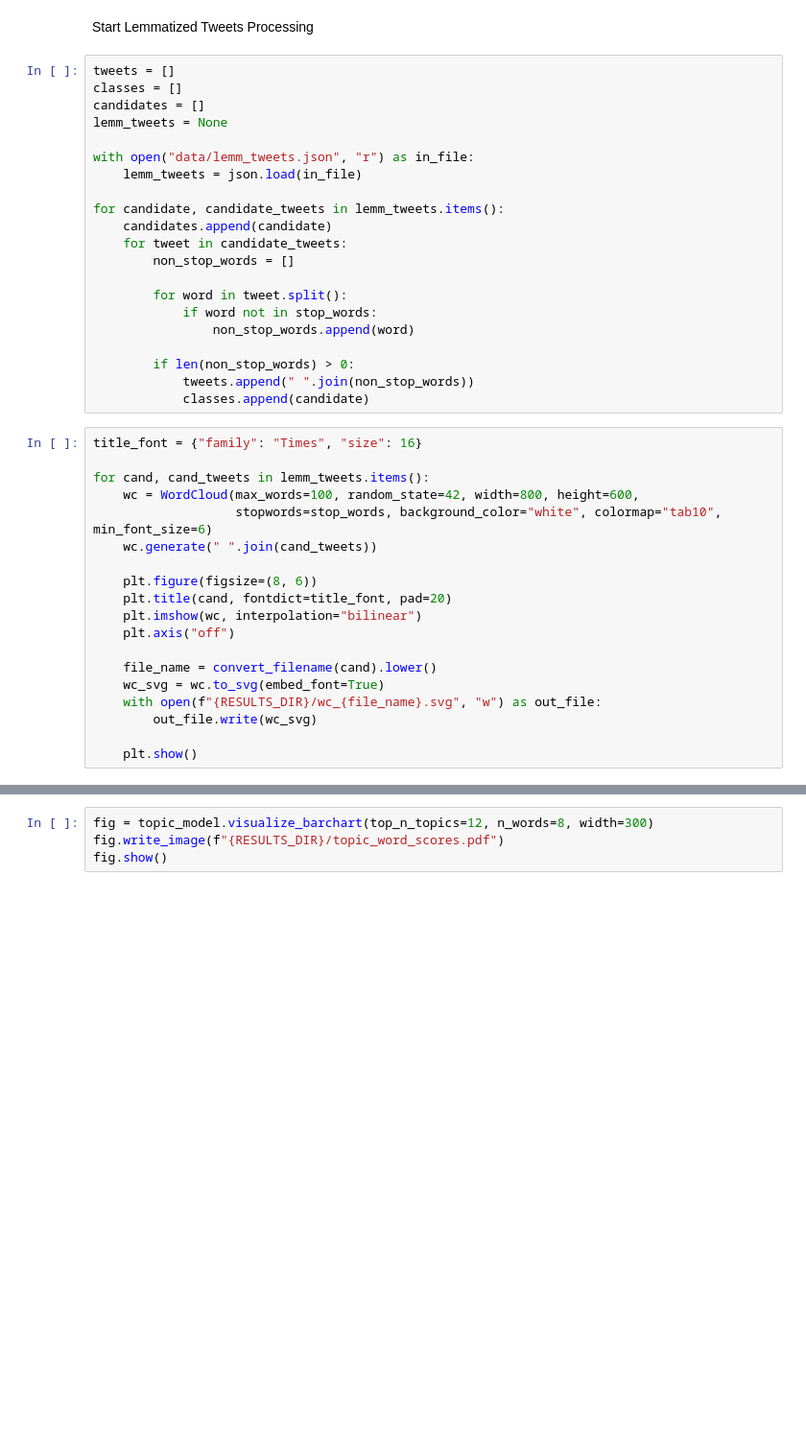
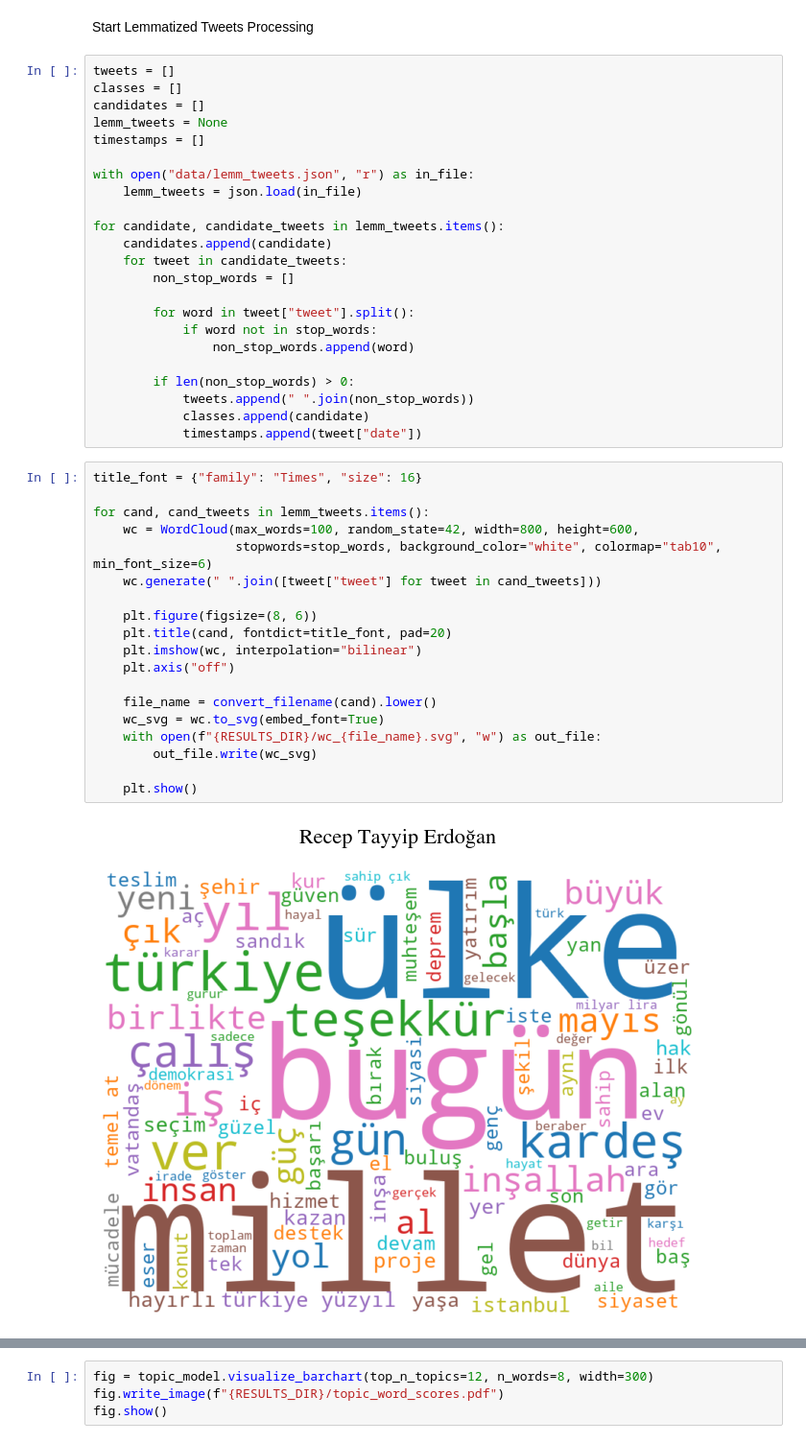
Before and after one commit to ihpar/secim, a Jupyter notebook: bertopic_analysis.ipynb, the cells around one changed output, grey strips where cells are left out. Shown at 96% size. Cells and saved outputs as stored; diff of their text form; blank space fills up the shorter version.

```diff
--- a/bertopic_analysis.ipynb
+++ b/bertopic_analysis.ipynb
@@ -19,6 +20,7 @@ tweets = []
 classes = []
 candidates = []
 lemm_tweets = None
+timestamps = []
 
 with open("data/lemm_tweets.json", "r") as in_file:
     lemm_tweets = json.load(in_file)
@@ -28,29 +30,32 @@ for candidate, candidate_tweets in lemm_tweets.items():
     for tweet in candidate_tweets:
         non_stop_words = []
 
-        for word in tweet.split():
+        for word in tweet["tweet"].split():
             if word not in stop_words:
                 non_stop_words.append(word)
 
         if len(non_stop_words) > 0:
             tweets.append(" ".join(non_stop_words))
             classes.append(candidate)
+            timestamps.append(tweet["date"])
 # %%
 title_font = {"family": "Times", "size": 16}
 
 for cand, cand_tweets in lemm_tweets.items():
     wc = WordCloud(max_words=100, random_state=42, width=800, height=600,
                    stopwords=stop_words, background_color="white", colormap="tab10", min_font_size=6)
-    wc.generate(" ".join(cand_tweets))
+    wc.generate(" ".join([tweet["tweet"] for tweet in cand_tweets]))
 
     plt.figure(figsize=(8, 6))
     plt.title(cand, fontdict=title_font, pad=20)
     plt.imshow(wc, interpolation="bilinear")
     plt.axis("off")
 
     file_name = convert_filename(cand).lower()
     wc_svg = wc.to_svg(embed_font=True)
     with open(f"{RESULTS_DIR}/wc_{file_name}.svg", "w") as out_file:
         out_file.write(wc_svg)
 
     plt.show()
+# %% [output]
+[figure, added]
```
Also changed, not shown: parts of 7 cells of this notebook, 17 other files.
